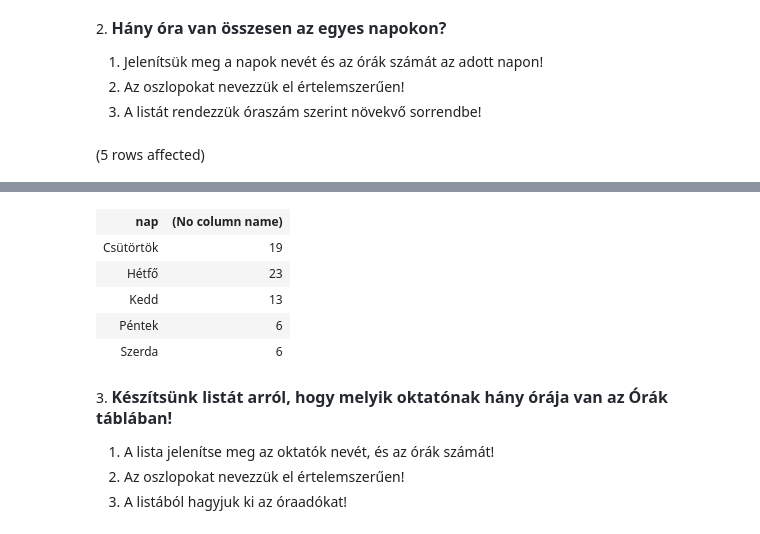
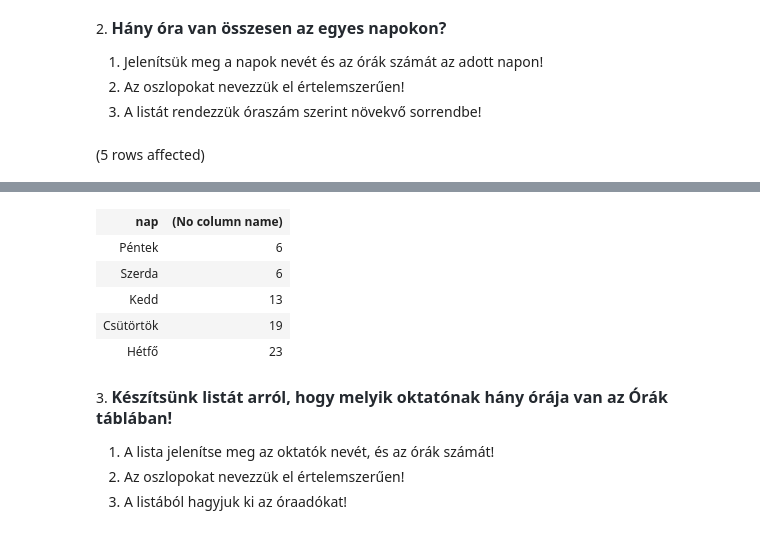
Before and after one commit to wkata/sql_gyak, a Jupyter notebook: gyak3/gyakorlat03_feladatok.ipynb, the cells around one changed output, grey strips where cells are left out. Cells and saved outputs as stored; diff of their text form; code cells hidden in the pictures.

```diff
--- a/gyak3/gyakorlat03_feladatok.ipynb
+++ b/gyak3/gyakorlat03_feladatok.ipynb
@@ -39,5 +39,6 @@ SELECT Napok.nap,
 count(*)
 FROM Napok join orak  ON Napok.nap_id=Orak.nap
 GROUP BY Napok.nap
+order BY count(*)
 # %% [output]
 (5 rows affected)
@@ -45,9 +46,9 @@ Total execution time: 00:00:00.009
 | nap | (No column name) |
+| Péntek | 6 |
+| Szerda | 6 |
+| Kedd | 13 |
 | Csütörtök | 19 |
 | Hétfő | 23 |
-| Kedd | 13 |
-| Péntek | 6 |
-| Szerda | 6 |
 # %% [markdown]
 3. <span style="font-weight: 600; color: rgb(36, 41, 47); font-family: -apple-system, BlinkMacSystemFont, &quot;Segoe UI&quot;, Helvetica, Arial, sans-serif, &quot;Apple Color Emoji&quot;, &quot;Segoe UI Emoji&quot;; font-size: 16px;">Készítsünk listát arról, hogy melyik oktatónak hány órája van az Órák táblában!</span>
 
```
Also changed, not shown: parts of 6 cells of this notebook, 2 other files.
